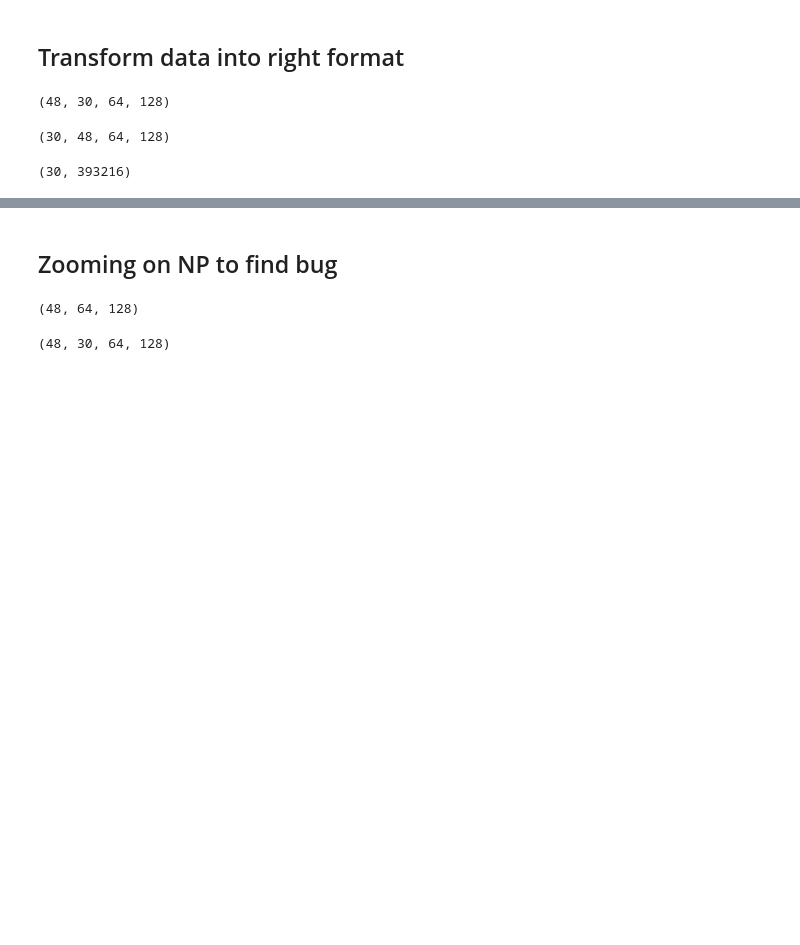
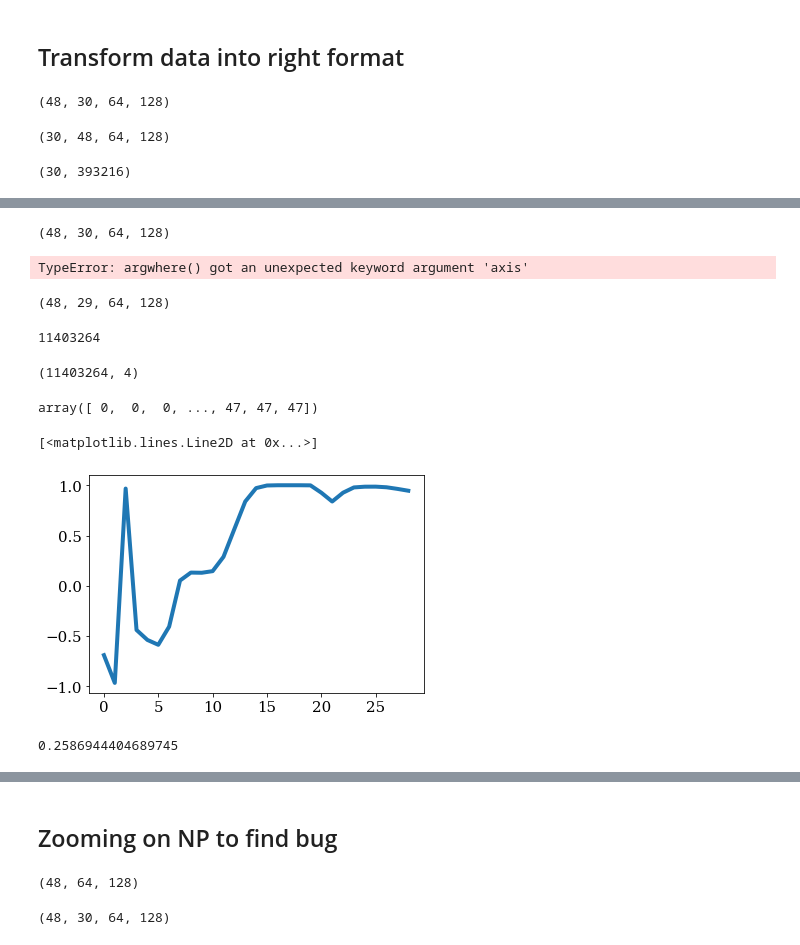
Before and after one commit to wallingTACC/CBRAIN-CAM, a Jupyter notebook: notebooks/tbeucler_devlog/044_Climate_invariant_analysis_output_scaling.ipynb, the cells around one changed output, grey strips where cells are left out. Saved outputs shown, nothing was run; the diff lists cells and outputs as text; code cells hidden in the pictures; blank space fills up the shorter version.

```diff
--- a/notebooks/tbeucler_devlog/044_Climate_invariant_analysis_output_scaling.ipynb
+++ b/notebooks/tbeucler_devlog/044_Climate_invariant_analysis_output_scaling.ipynb
@@ -264,5 +270,41 @@ def data2levroof(dataset,option):
 
     return np.reshape(lev_roof,(S[0],S[2],S[3]))
+# %%
+T = dataref.TAP.values
+# %%
+T.shape
+# %% [output]
+(48, 30, 64, 128)
+# %%
+D = np.sign(np.diff(T,axis=1)+0.1)
+imin = np.argwhere(D,axis=1)
+# %% [output]
+TypeError: argwhere() got an unexpected keyword argument 'axis'
+# %%
+D.shape
+# %% [output]
+(48, 29, 64, 128)
+# %%
+48*29*64*128
+# %% [output]
+11403264
+# %%
+imin.shape
+# %% [output]
+(11403264, 4)
+# %%
+imin[:,0]
+# %% [output]
+array([ 0,  0,  0, ..., 47, 47, 47])
+# %%
+plt.plot(np.mean(imin,axis=(0,2,3)))
+# %% [output]
+[<matplotlib.lines.Line2D at 0x...>]
+[figure, added]
+# %%
+np.sum(imin==-1)/np.sum(imin**0)
+# %% [output]
+0.2586944404689745
 # %%
 lev_roof_0 = data2levroof(dataref,'discrete')
 lev_roof_m4 = data2levroof(datam4K,'discrete')
```
Also changed, not shown: parts of 15 cells of this notebook.
